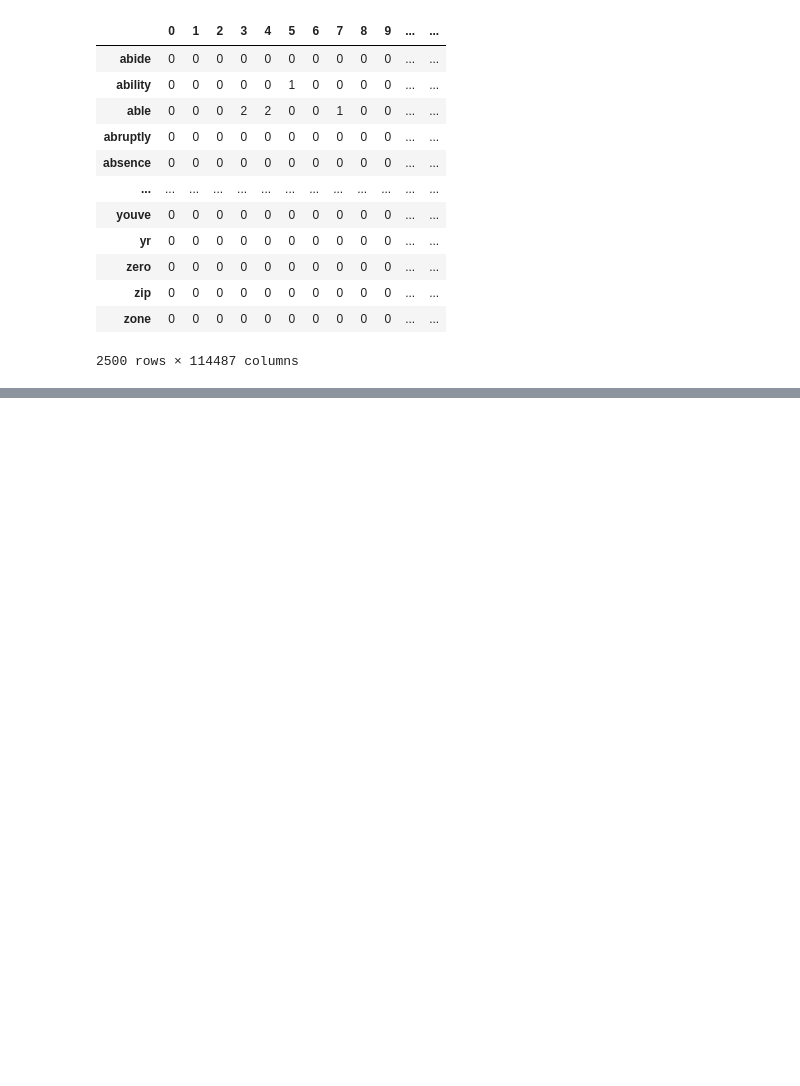
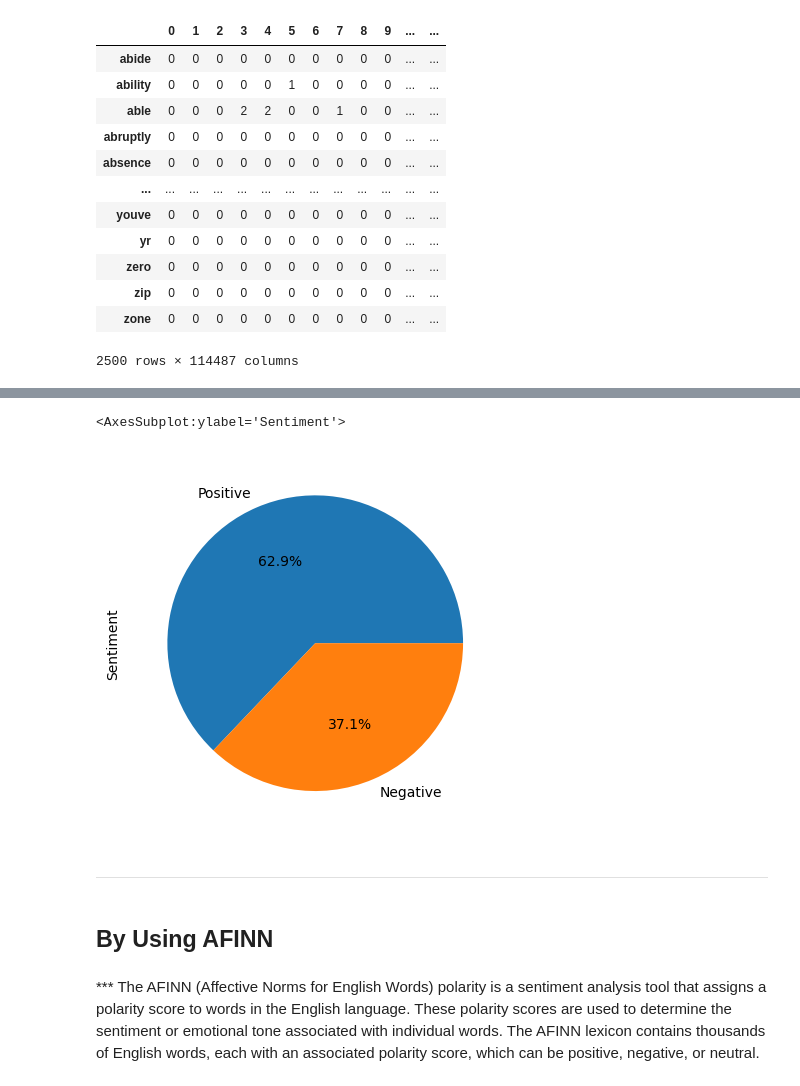
Before and after one commit to VIJAY84SH/Natural-language-processing-NLP-, a Jupyter notebook: Credit Card Complaint/complaints_processed.ipynb, the cells around one changed output, grey strips where cells are left out. Cells and saved outputs as stored; diff of their text form; code cells hidden in the pictures; blank space fills up the shorter version.

```diff
--- a/Credit Card Complaint/complaints_processed.ipynb
+++ b/Credit Card Complaint/complaints_processed.ipynb
@@ -381,0 +402,3 @@ plt.show()
+# %%
+data = data.drop_duplicates('narrative')
+data
@@ -381,0 +419,6 @@ plt.show()
+# %%
+from textblob import TextBlob
+
+pol = lambda x: TextBlob(x).sentiment.polarity   # polarity range -1 to +1
+data['polarity'] = data['narrative'].apply(pol)
+data.head(5)
@@ -381,0 +432,3 @@ plt.show()
+# %%
+data['Sentiment'] = np.where(data['polarity']>=0,'Positive','Negative')
+data.head()
@@ -381,0 +442,11 @@ plt.show()
+# %%
+data.Sentiment.value_counts().plot.pie(autopct="%.1f%%")
+# %% [output]
+<AxesSubplot:ylabel='Sentiment'>
+[figure, added]
+# %% [markdown]
+__________________________________________________________________________________________
+# %% [markdown]
+## By Using AFINN
+# %% [markdown]
+*** The AFINN (Affective Norms for English Words) polarity is a sentiment analysis tool that assigns a polarity score to words in the English language. These polarity scores are used to determine the sentiment or emotional tone associated with individual words. The AFINN lexicon contains thousands of English words, each with an associated polarity score, which can be positive, negative, or neutral.
```
Also changed, not shown: parts of 44 cells of this notebook.
